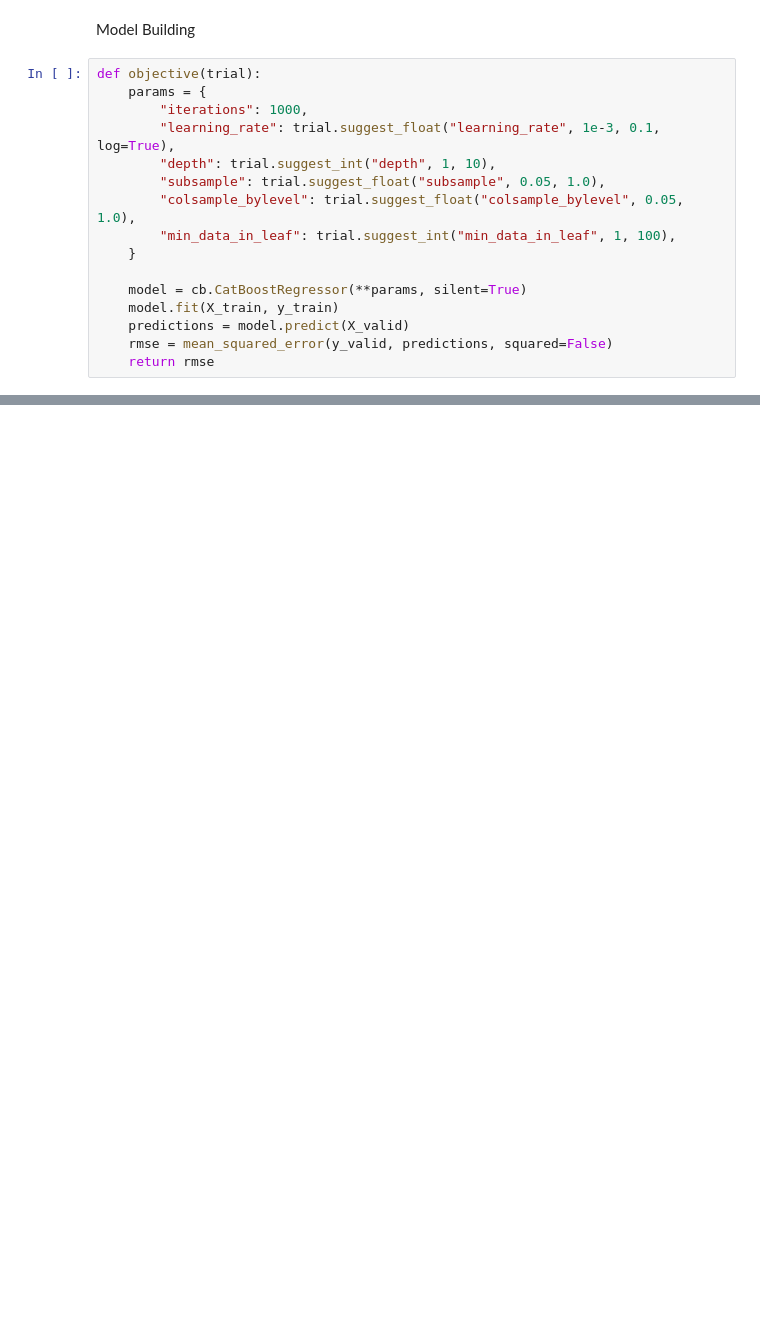
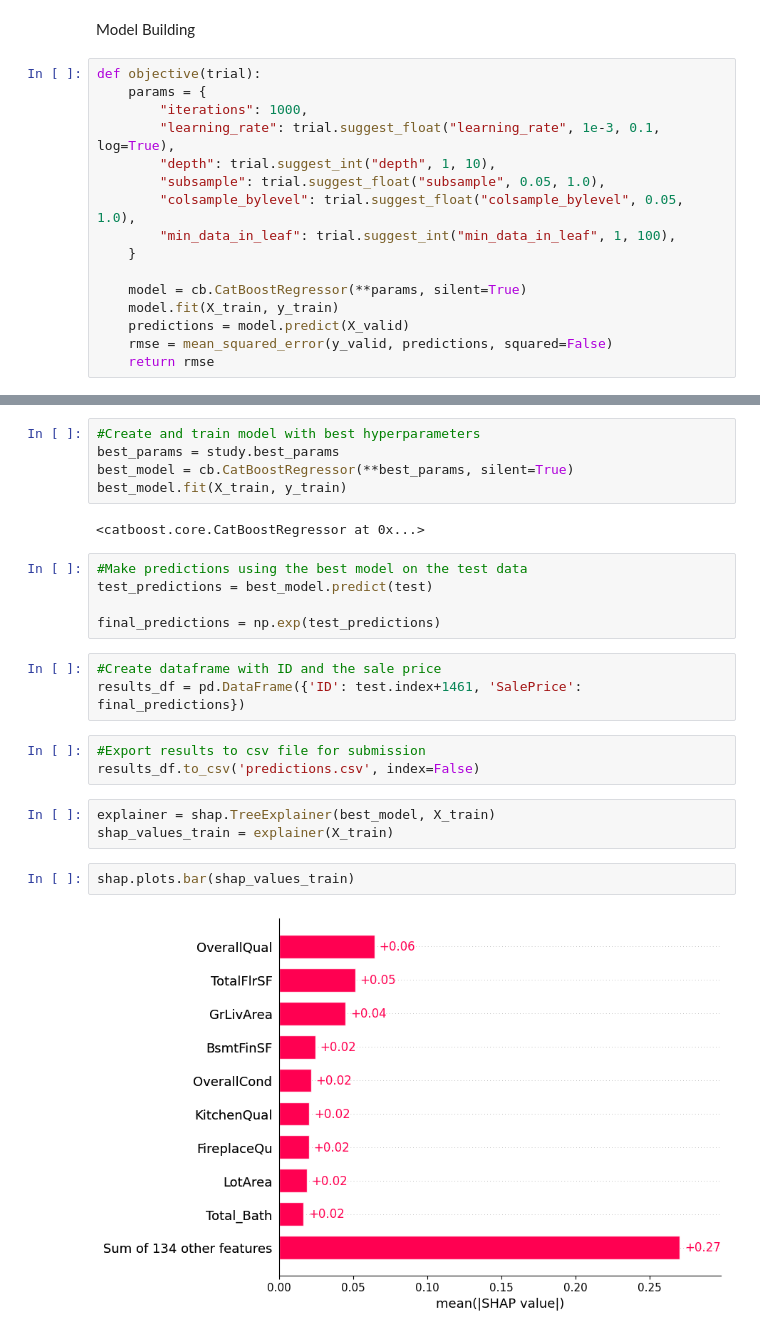
Before and after one commit to brenwildt/Kaggle_House_Prices, a Jupyter notebook: CatBoost.ipynb, the cells around one changed output, grey strips where cells are left out. Cells and saved outputs as stored; diff of their text form; blank space fills up the shorter version.

```diff
--- a/CatBoost.ipynb
+++ b/CatBoost.ipynb
@@ -545,0 +562,25 @@ Best RMSE: 0.11645824369417904
+# %%
+#Create and train model with best hyperparameters
+best_params = study.best_params
+best_model = cb.CatBoostRegressor(**best_params, silent=True)
+best_model.fit(X_train, y_train)
+# %% [output]
+<catboost.core.CatBoostRegressor at 0x...>
+# %%
+#Make predictions using the best model on the test data
+test_predictions = best_model.predict(test)
+
+final_predictions = np.exp(test_predictions)
+# %%
+#Create dataframe with ID and the sale price
+results_df = pd.DataFrame({'ID': test.index+1461, 'SalePrice': final_predictions})
+# %%
+#Export results to csv file for submission
+results_df.to_csv('predictions.csv', index=False)
+# %%
+explainer = shap.TreeExplainer(best_model, X_train)
+shap_values_train = explainer(X_train)
+# %%
+shap.plots.bar(shap_values_train)
+# %% [output]
+[figure, added]
```
Also changed, not shown: parts of 9 cells of this notebook, 17 other files.
